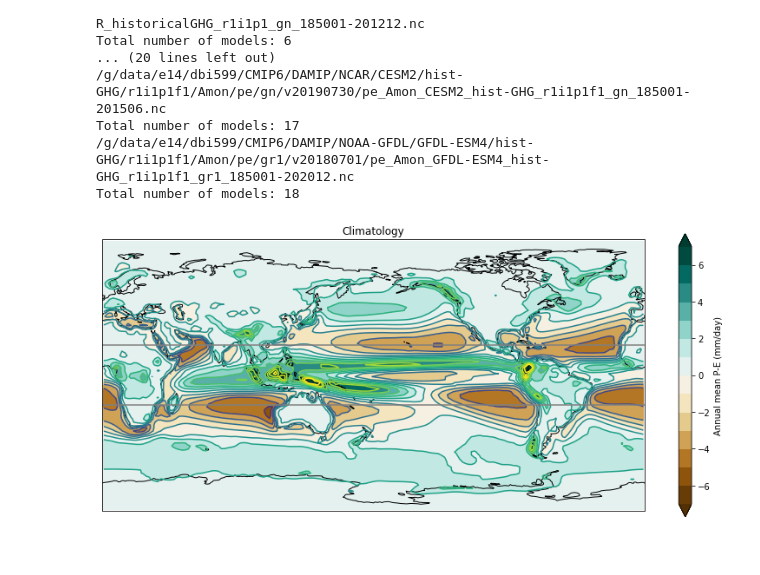
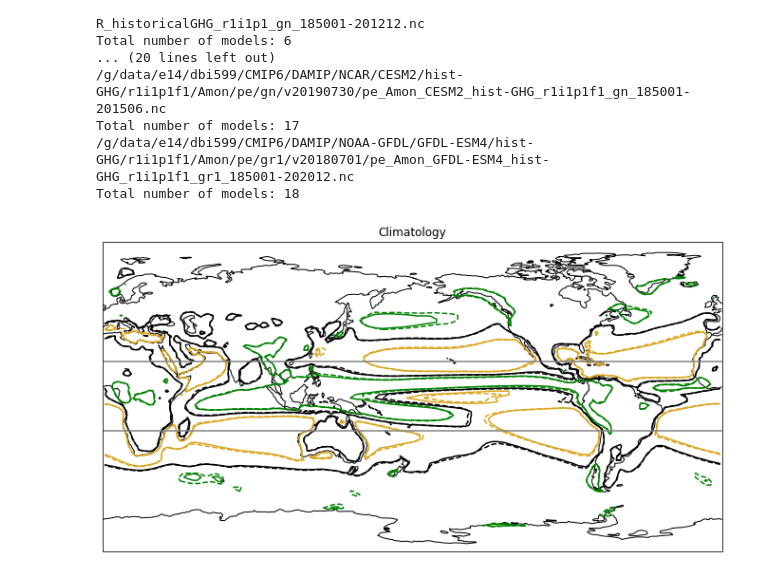
Before and after one commit to DamienIrving/ocean-analysis, a Jupyter notebook: development/pe_ensemble_plot.ipynb, the cells around one changed output. Cells and saved outputs as stored; diff of their text form; code cells hidden in the pictures.

Commit message:
Contours

```diff
--- a/development/pe_ensemble_plot.ipynb
+++ b/development/pe_ensemble_plot.ipynb
@@ -53,7 +53,7 @@ def regrid(cube):
 
     return cube
 # %%
-def get_cube_list(infiles, agg, time_bounds=['1861-01-01', '2005-12-31']):
+def get_cube_list(infiles, agg, time_bounds=None):
     """Read and process data."""
 
     assert agg in ['clim', 'anom']
@@ -65,12 +65,13 @@ def get_cube_list(infiles, agg, time_bounds=['1861-01-01', '2005-12-31']):
                                           'precipitation_minus_evaporation_flux',
                                           new_calendar='365_day')
         cube = gio.check_time_units(cube)
+        if time_bounds:
+            time_constraint = gio.get_time_constraint(time_bounds)
+            cube = cube.extract(time_constraint)
         if agg == 'clim':
             cube = timeseries.convert_to_annual(cube, aggregation='mean', days_in_month=True)
             cube = cube.collapsed('time', iris.analysis.MEAN)
         elif agg == 'anom':
-            time_constraint = gio.get_time_constraint(time_bounds)
-            cube = cube.extract(time_constraint)
             start_data = cube.data[0, ::]
             cube = cube[-1, ::]
             cube.data = cube.data - start_data
@@ -310,40 +331,47 @@ ncols = 1
 fig = plt.figure(figsize=[14, 6])
 
 ax = plt.subplot(nrows, ncols, 1, projection=outproj)
 plt.sca(ax)
 plt.gca().set_global()
 
 start_ensmean_data = ghg_start_mean.data * 86400
 end_ensmean_data = ghg_end_mean.data * 86400
 cmap = 'BrBG'
-levels = np.arange(-7, 8, 1)
+levels = np.array([-2, 0, 2])
 cbar_label = 'Annual mean P-E (mm/day)'
 title = 'Climatology'
 
 x = ghg_start_mean.coord('longitude').points
 y = ghg_end_mean.coord('latitude').points
-cf = ax.contourf(x, y, start_ensmean_data,
-                 transform=inproj,
-                 cmap=cmap,
-                 levels=levels,
-                 extend='both')
+#cf = ax.contourf(x, y, start_ensmean_data,
+#                 transform=inproj,
+#                 cmap=cmap,
+#                 levels=levels,
+#                 extend='both')
+
+ce = ax.contour(x, y, start_ensmean_data,
+                transform=inproj,
+                colors=['goldenrod', 'black', 'green'],
+                levels=levels)
 
 ce = ax.contour(x, y, end_ensmean_data,
                 transform=inproj,
-                levels=levels)
+                colors=['goldenrod', 'black', 'green'],
+                levels=levels,
+                linestyles='dashed')
 
-cbar = plt.colorbar(cf)
-cbar.set_label(cbar_label)   #, fontsize=label_size)
+#cbar = plt.colorbar(cf)
+#cbar.set_label(cbar_label)   #, fontsize=label_size)
 # cbar.ax.tick_params(labelsize=number_size)
 plt.gca().coastlines()
 ax.set_title(title)
 
 lons = np.arange(-180, 180, 0.5)
 lats_sh = np.repeat(-20, len(lons))
 lats_nh = np.repeat(20, len(lons))
 plt.plot(lons, lats_sh, color='0.5') # linestyle, linewidth
 plt.plot(lons, lats_nh, color='0.5')
 
 plt.show()
 # %% [output]
-[figure, old version]
+[figure, new version]
```
Also changed, not shown: parts of 3 cells of this notebook.
